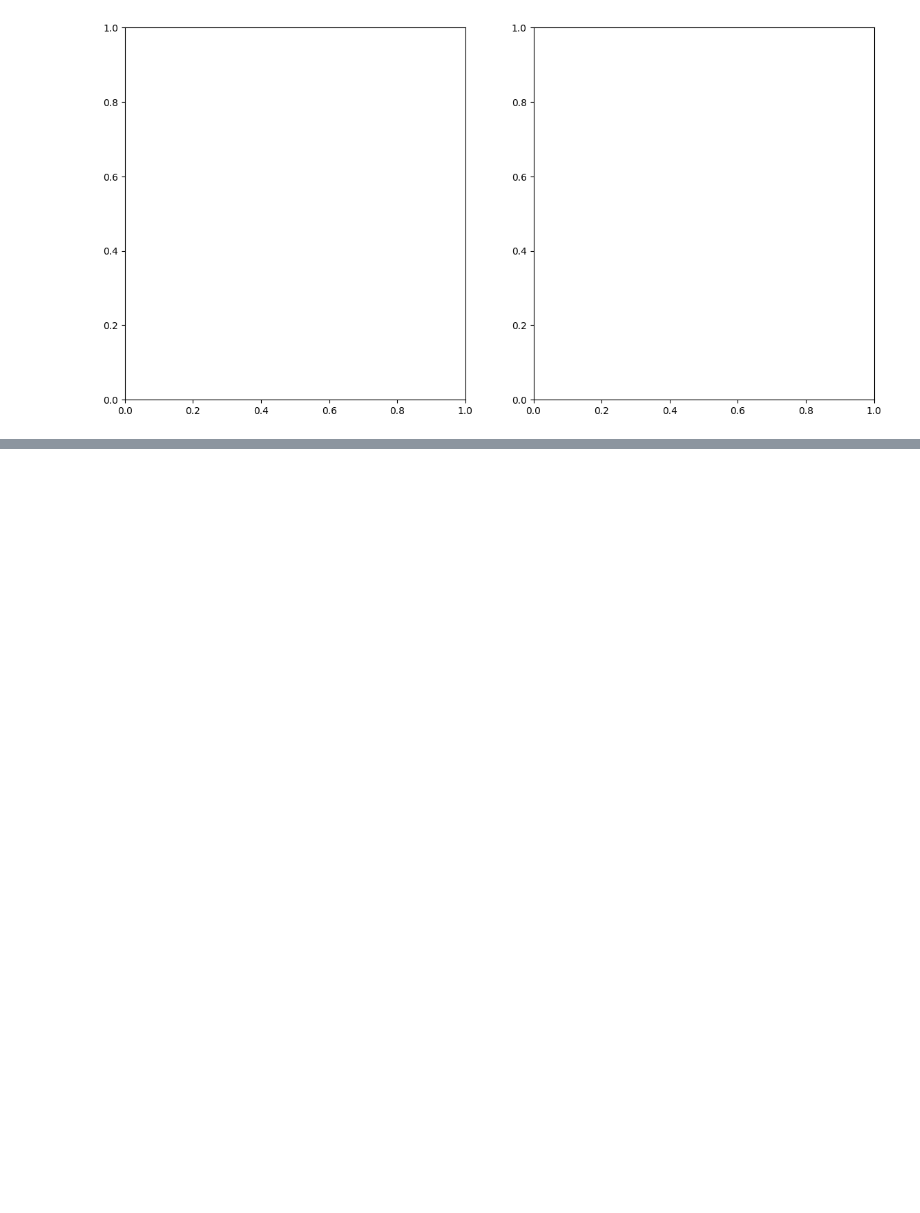
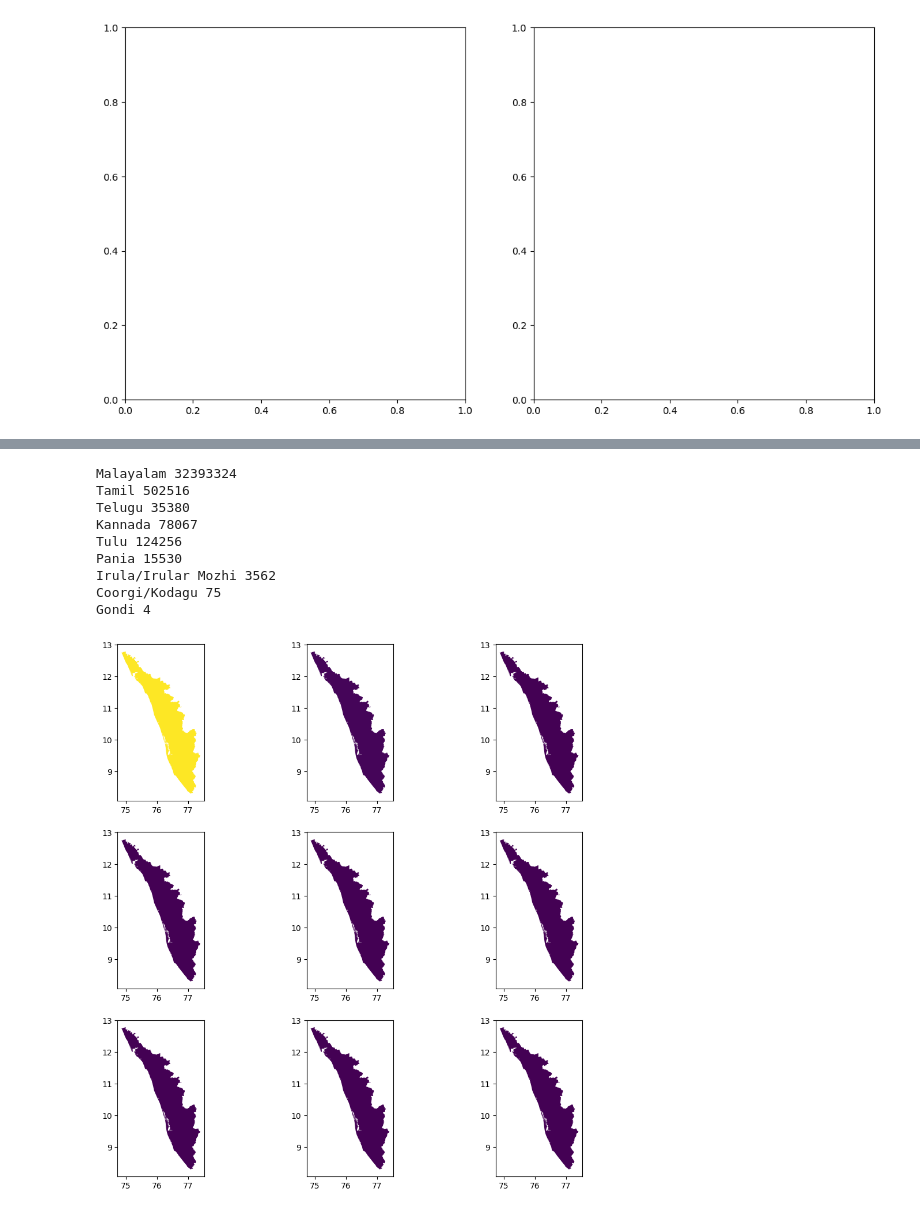
Before and after one commit to squishridyvi/Geographical-Distribution-Mapping-of-Dravidian-Languages-, a Jupyter notebook: Geographical Distribution of Dravidian Languages-Census-C-16.ipynb, the cells around one changed output, grey strips where cells are left out. Saved outputs shown, nothing was run; the diff lists cells and outputs as text; code cells hidden in the pictures; blank space fills up the shorter version.

```diff
--- a/Geographical Distribution of Dravidian Languages-Census-C-16.ipynb
+++ b/Geographical Distribution of Dravidian Languages-Census-C-16.ipynb
@@ -1756,0 +1784,3 @@ fig, ax = plt.subplots(1, 2, figsize=(14,7))
+# %%
+kerala_df = state_df[state_df["State"] == "Kerala"]
+kerala_df
@@ -1756,0 +1803,26 @@ fig, ax = plt.subplots(1, 2, figsize=(14,7))
+# %%
+fig, axes = plt.subplots(3, 3, figsize=(12,12))
+axes = axes.flatten()
+
+mother_tongues = kerala_df["Mother tongue"]
+total_p = kerala_df["Total_P"]
+
+for i, mother_tongue in enumerate(mother_tongues):
+    language_row = kerala_df[kerala_df["Mother tongue"] == mother_tongue]
+    speaker_count = language_row["Total_P"].iloc[0]
+    print(mother_tongue, speaker_count)
+    ## Attaching to the map
+    language_map = kerala_shape.copy()
+    language_map["Total_P"] = speaker_count
+    language_map.plot(ax=axes[i], column="Total_P", cmap="viridis", vmin=total_p.min(), vmax=total_p.max())
+# %% [output]
+Malayalam 32393324
+Tamil 502516
+Telugu 35380
+Kannada 78067
+Tulu 124256
+Pania 15530
+Irula/Irular Mozhi 3562
+Coorgi/Kodagu 75
+Gondi 4
+[figure, added]
```
Also changed, not shown: parts of 28 cells of this notebook.
